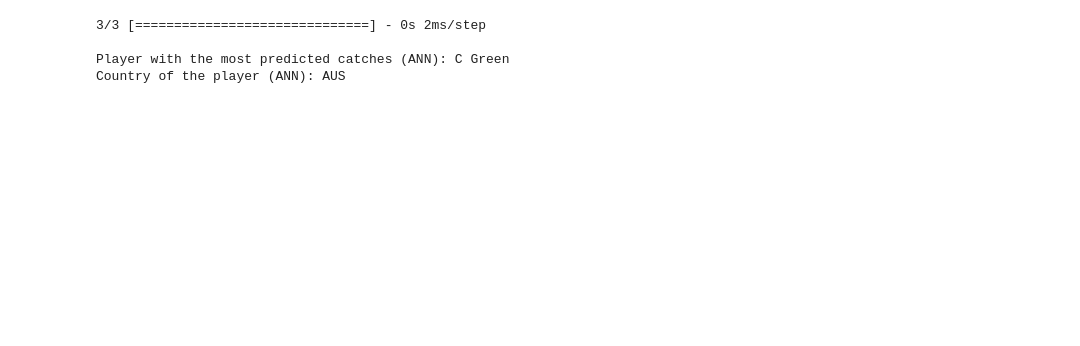
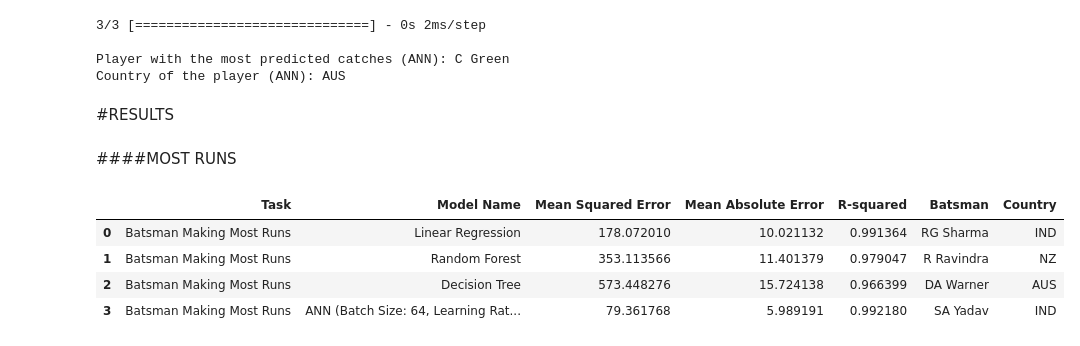
Before and after one commit to Chinmaya54/DM_Challenge_WC_Winner, a Jupyter notebook: Data_Mining(Scrapped)_CP_03_Riya.ipynb, the cells around one changed output. Saved outputs shown, nothing was run; the diff lists cells and outputs as text; code cells hidden in the pictures; blank space fills up the shorter version.

Commit message:
Results and Description

```diff
--- a/Data_Mining(Scrapped)_CP_03_Riya.ipynb
+++ b/Data_Mining(Scrapped)_CP_03_Riya.ipynb
@@ -1371,3 +1466,62 @@ print(f'Country of the player (ANN): {country_of_max_catches_ann}')
 
 Player with the most predicted catches (ANN): C Green
 Country of the player (ANN): AUS
+# %% [markdown]
+#RESULTS
+# %% [markdown]
+####MOST RUNS
+# %%
+import pandas as pd
+
+# Model Performance Results
+linear_regression_results = {
+    "Task": "Batsman Making Most Runs",
+    "Model Name": "Linear Regression",
+    "Mean Squared Error": 178.07201017079697,
+    "Mean Absolute Error": 10.021132066319371,
+    "R-squared": 0.9913644755377136,
+    "Batsman": "RG Sharma",
+    "Country": "IND"
+}
+
+random_forest_results = {
+    "Task": "Batsman Making Most Runs",
+    "Model Name": "Random Forest",
+    "Mean Squared Error": 353.11356551724134,
+    "Mean Absolute Error": 11.401379310344828,
+    "R-squared": 0.9790470912867579,
+    "Batsman": "R Ravindra",
+    "Country": "NZ"
+}
+
+decision_tree_results = {
+    "Task": "Batsman Making Most Runs",
+    "Model Name": "Decision Tree",
+    "Mean Squared Error": 573.448275862069,
+    "Mean Absolute Error": 15.724137931034482,
+    "R-squared": 0.96639882994047,
+    "Batsman": "DA Warner",
+    "Country": "AUS"
+}
+
+ann_results = {
+    "Task": "Batsman Making Most Runs",
+    "Model Name": "ANN (Batch Size: 64, Learning Rate: 0.1)",
+    "Mean Squared Error": 79.36176796225575,
+    "Mean Absolute Error": 5.989191055297852,
+    "R-squared": 0.9921795473056656,
+    "Batsman": "SA Yadav",
+    "Country": "IND"
+}
+
+# Create a DataFrame
+batsman_results_df = pd.DataFrame([linear_regression_results, random_forest_results, decision_tree_results, ann_results])
+
+# Display the table
+batsman_results_df
+# %% [output]
+|  | Task | Model Name | Mean Squared Error | Mean Absolute Error | R-squared | Batsman | Country |
+| 0 | Batsman Making Most Runs | Linear Regression | 178.072010 | 10.021132 | 0.991364 | RG Sharma | IND |
+| 1 | Batsman Making Most Runs | Random Forest | 353.113566 | 11.401379 | 0.979047 | R Ravindra | NZ |
+| 2 | Batsman Making Most Runs | Decision Tree | 573.448276 | 15.724138 | 0.966399 | DA Warner | AUS |
+| 3 | Batsman Making Most Runs | ANN (Batch Size: 64, Learning Rat... | 79.361768 | 5.989191 | 0.992180 | SA Yadav | IND |
```
Also changed, not shown: parts of 15 cells of this notebook.
